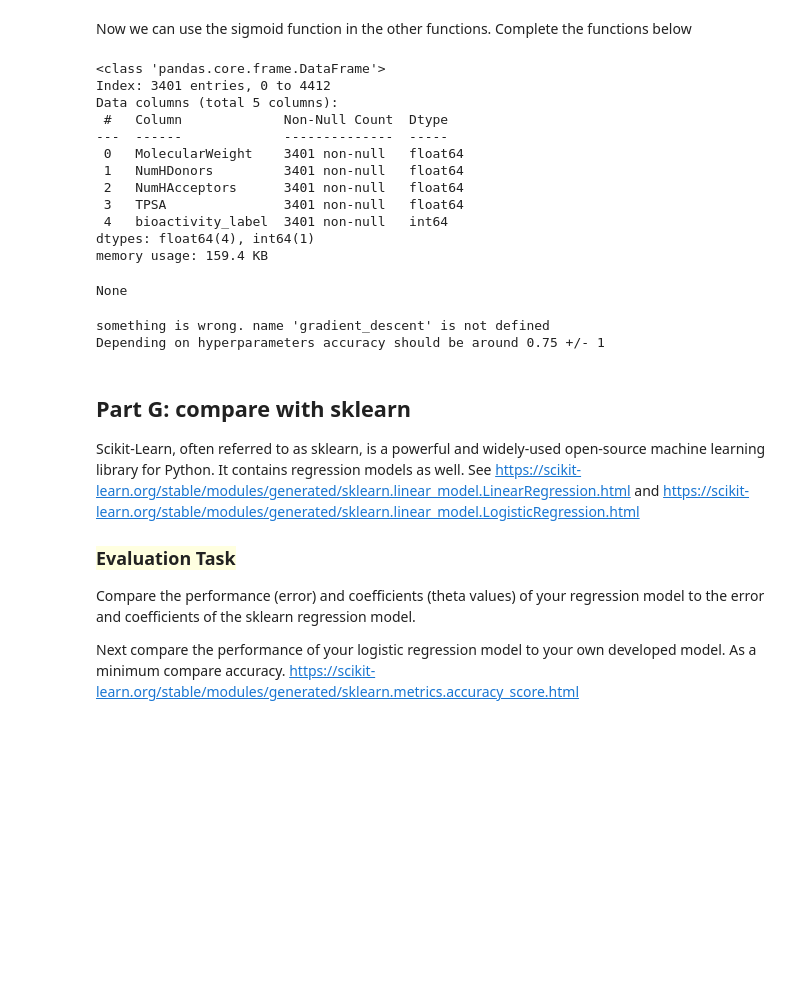
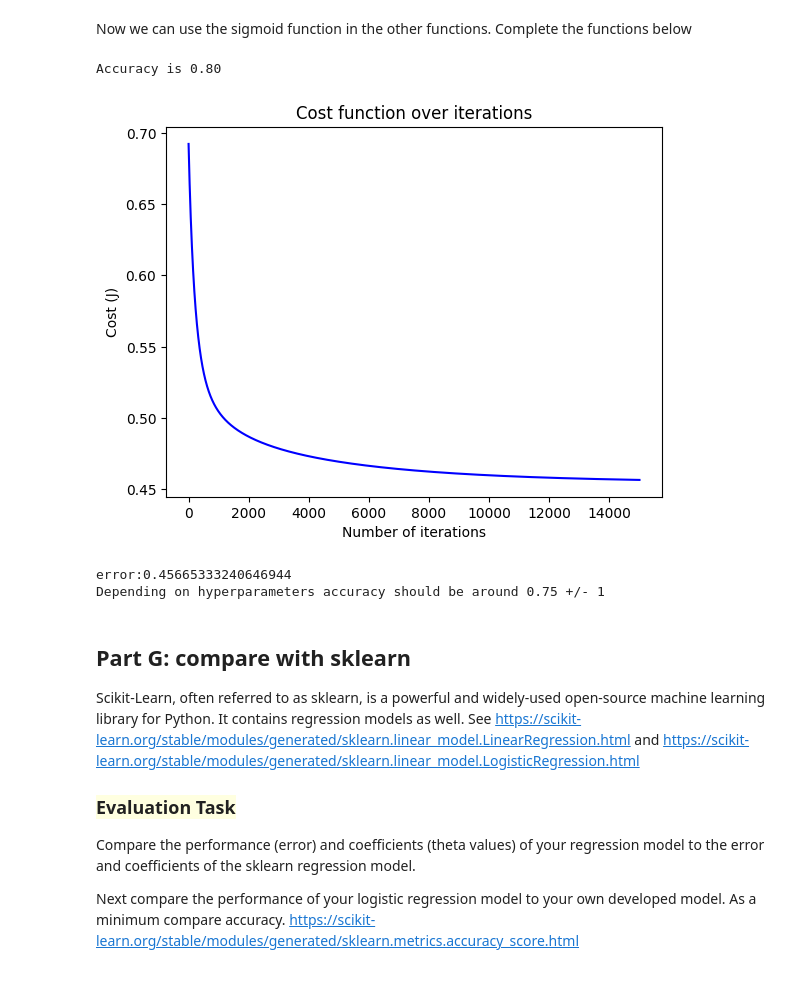
Before and after one commit to ogkourlias/datsc5, a Jupyter notebook: regression/Assignment_Regression.ipynb, the cells around one changed output. Cells and saved outputs as stored; diff of their text form; code cells hidden in the pictures; blank space fills up the shorter version.

```diff
--- a/regression/Assignment_Regression.ipynb
+++ b/regression/Assignment_Regression.ipynb
@@ -86,7 +86,7 @@ def accuracy(y, y_pred):
     for i in np.arange(0,len(y)):
         if y[i] == y_pred[i]:
             match = match + 1
-    acc = match / len(y_test)
+    acc = match / len(y)
     return acc
 # %% [markdown]
 ---
@@ -576,14 +604,26 @@ https://video.hanze.nl/media/regularization.m4v/0_cv10hwxn
 def compute_cost(X, y, theta, lambda_):
     # YOUR CODE HERE
     ### begin solution ####
-    return J
+    return X
     ### end solution
 
-def gradient_descent(X, y, theta, alpha, num_iters, lambda_):
-    # YOUR CODE HERE
-    ### begin solution
-    ### end solution
-    return theta, J_history
+def gradient_descent_reg(X, y, theta, alpha, num_iters, lambda_):
+    m = len(y)
+    cost_history = np.zeros(num_iters)
+
+    for i in range(num_iters):
+        grad = (X.T @ ((X @ theta) - y)) / m
+        reg = (lambda_ / m) * theta
+        reg[0] = 0
+        theta = theta - alpha * (grad + reg)
+
+        cost = (np.sum((X @ theta - y) ** 2) + lambda_ * np.sum(theta[1:] ** 2)) / (2 * m)
+        cost_history[i] = cost
+
+    return theta, cost_history
+
+gradient_descent_reg(X, y, theta, 1.0, 100, 0.5)
+
 
 # YOUR CODE HERE
 # prepare the data
@@ -821,52 +882,43 @@ def predict(X, theta, threshold=0.5):
 def predict_proba():
     #adjust and complete this function
     pass
-# %%
-data = df_GR
-display(data.info())
-# %% [output]
-<class 'pandas.core.frame.DataFrame'>
-Index: 3401 entries, 0 to 4412
-Data columns (total 5 columns):
- #   Column             Non-Null Count  Dtype
----  ------             --------------  -----
- 0   MolecularWeight    3401 non-null   float64
- 1   NumHDonors         3401 non-null   float64
- 2   NumHAcceptors      3401 non-null   float64
- 3   TPSA               3401 non-null   float64
- 4   bioactivity_label  3401 non-null   int64
-dtypes: float64(4), int64(1)
-memory usage: 159.4 KB
-None
 # %%
 #YOUR CODE HERE TO PREPARE X_scaled, y, theta
-
 # Set hyperparameters, adjust to imporve
 alpha = 0.01  # Learning rate
 num_iters = 15000  # Number of iterations
 lambda_ = 0.7  # Regularization parameter
+
+from regr import Regr
+
+df_GR_new = df_GR.drop("canonical_smiles", axis=1)
+regr = Regr()
+x, y, theta = regr.prep_data(df_GR_new, "bioactivity_label")
+X_scaled, theta, scaler = regr.scale_x(x)
 
 try:
     # Train the model
     theta, J_history = gradient_descent(X_scaled, y, theta, alpha, num_iters, lambda_)
 
     # Make predictions
     predictions = predict(X_scaled, theta)
 
     # Evaluate the model
     acc = accuracy(y, predictions)
     print(f'Accuracy is {acc:.2f}')
 
 
     draw_costs(J_history)
     print(f'error:{J_history[-1]}')
-except Exception as error:
-    print(f'something is wrong. {error}')
+# except Exception as error:
+#     print(f'something is wrong. {error}')
 finally:
     print('Depending on hyperparameters accuracy should be around 0.75 +/- 1')
 # %% [output]
-something is wrong. name 'gradient_descent' is not defined
-Depending on hyperparameters accuracy should be around 0.75 +/- 1
+Accuracy is 0.80
+[figure, added]
+error:0.45665333240646944
+Depending on hyperparameters accuracy should be around 0.75 +/- 1
 # %% [markdown]
 <a name='06'></a>
 ## Part G: compare with sklearn
```
Also changed, not shown: parts of 9 cells of this notebook.
